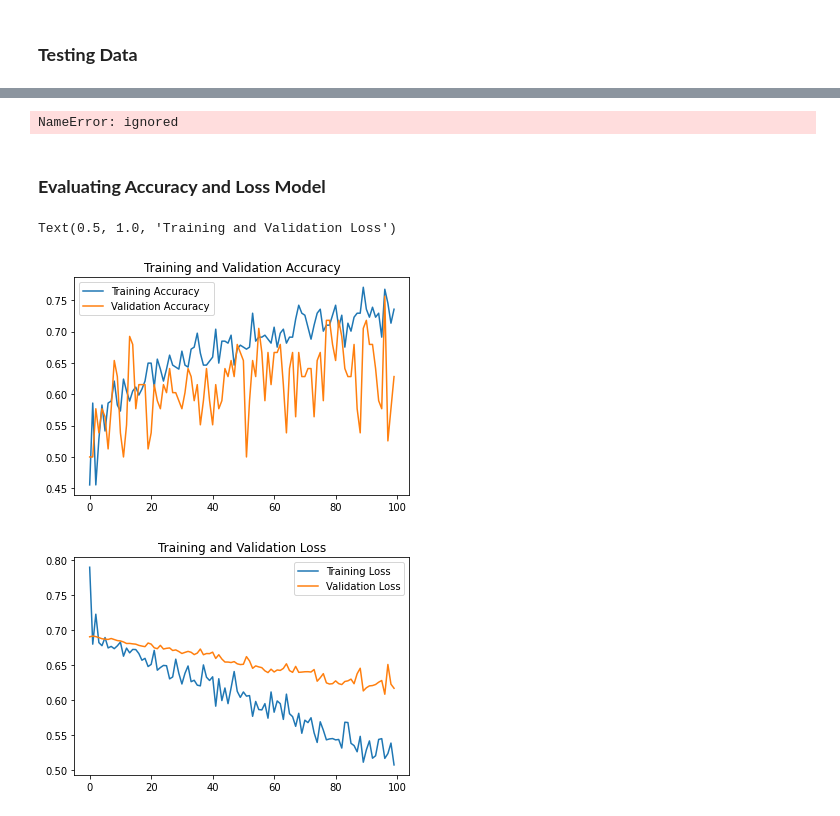
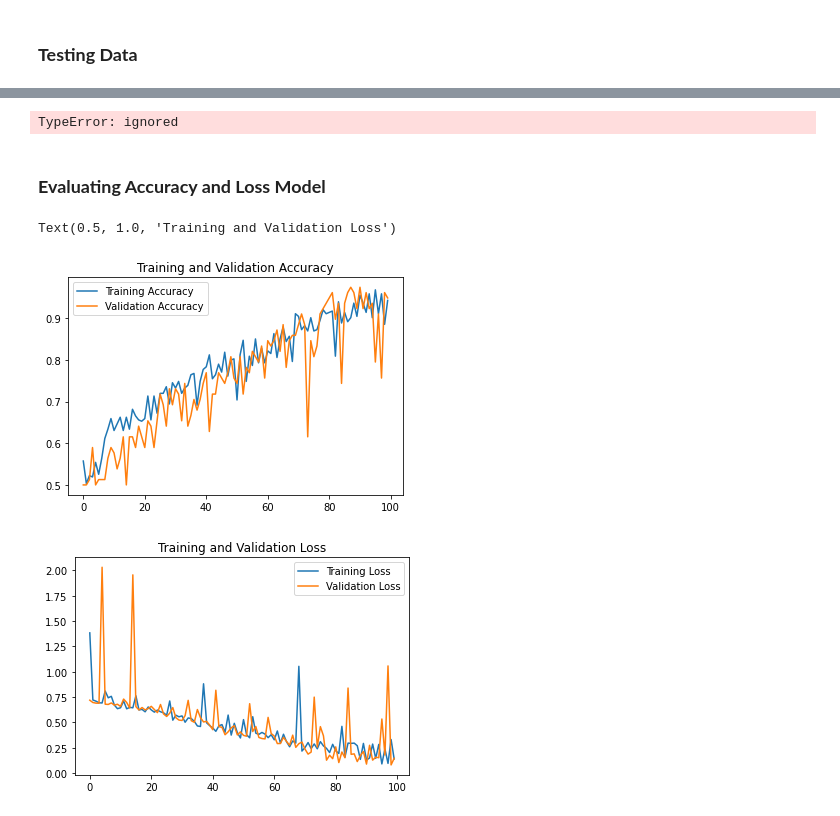
Before and after one commit to nurhabibrs/Capstone-Project-B21-CAP0463, a Jupyter notebook: Anarki.ipynb, the cells around one changed output, grey strips where cells are left out. Drawn from its saved outputs; the diff is of its cells as text; code cells hidden in the pictures.

```diff
--- a/Anarki.ipynb
+++ b/Anarki.ipynb
@@ -172,10 +170,10 @@ model = tf.keras.models.Sequential([
     tf.keras.layers.experimental.preprocessing.Rescaling(1./255),
     tf.keras.layers.Conv2D(32, (3,3), activation ='relu'),
     tf.keras.layers.MaxPooling2D(2,2),
-    tf.keras.layers.Dropout(0.2),
     tf.keras.layers.Conv2D(64, (3,3), activation ='relu'),
     tf.keras.layers.MaxPooling2D(2,2),
-    tf.keras.layers.Dropout(0.2),
+    tf.keras.layers.Conv2D(128, (3,3), activation ='relu'),
+    tf.keras.layers.MaxPooling2D(2,2),
     tf.keras.layers.Conv2D(128, (3,3), activation ='relu'),
     tf.keras.layers.MaxPooling2D(2,2),
     tf.keras.layers.Dropout(0.2),
@@ -184,6 +182,6 @@ model = tf.keras.models.Sequential([
     tf.keras.layers.Dense(1, activation ='sigmoid')
 ])
 
-model.compile(loss='binary_crossentropy', optimizer=RMSprop(learning_rate=0.0001), metrics=['acc'])
+model.compile(loss='binary_crossentropy', optimizer=RMSprop(learning_rate=0.001), metrics=['acc'])
 model.summary()
 # %% [output]
@@ -210,6 +208,7 @@ _________________________________________________________________
 history = model.fit(
       train_data,
       epochs=100,
+      steps_per_epoch=10,
       validation_data=validation_data,
       callbacks=[callbacks])
 # %% [output]
@@ -263,32 +262,31 @@ WIN_20210601_09_03_55_Pro.jpg is not adicted
 #model.save("my_h5_model.h5")
 joblib.dump(model, 'model.joblib')
 # %% [output]
-NameError: ignored
+TypeError: ignored
 # %% [markdown]
 ### **Evaluating Accuracy and Loss Model**
 # %%
 # Visualisasi Hasil Accuracy dan Loss dalam Bentuk Grafik
 acc      = history.history['acc']
 val_acc  = history.history['val_acc']
 loss     = history.history['loss']
 val_loss = history.history['val_loss']
 
 epochs   = range(len(acc))
 
 # Grafik Akurasi Training dan Validation
 plt.plot  (epochs, acc, label='Training Accuracy')
 plt.plot  (epochs, val_acc, label= 'Validation Accuracy')
 plt.legend(['Training Accuracy', 'Validation Accuracy'])
 plt.title ('Training and Validation Accuracy')
-
 plt.figure()
 
 # Grafik Loss Training dan Validation
-plt.plot  (epochs, loss)
-plt.plot  (epochs, val_loss)
+plt.plot  ( epochs, loss, label='Training Loss')
+plt.plot  ( epochs, val_loss, label='Validation Loss')
 plt.legend(['Training Loss', 'Validation Loss'])
 plt.title ('Training and Validation Loss')
 # %% [output]
 Text(0.5, 1.0, 'Training and Validation Loss')
-[figure, old version]
+[figure, new version]
-[figure, old version]
+[figure, new version]
```
Also changed, not shown: parts of 5 cells of this notebook.
